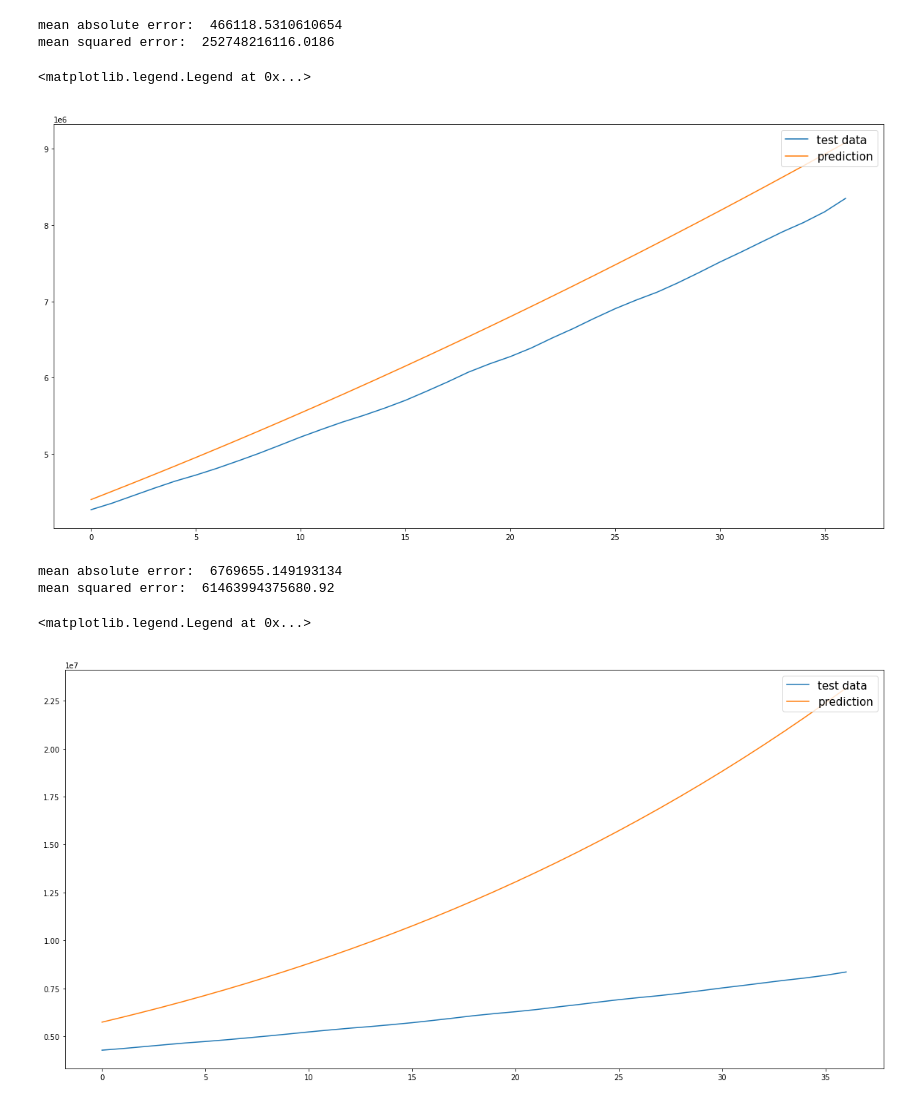
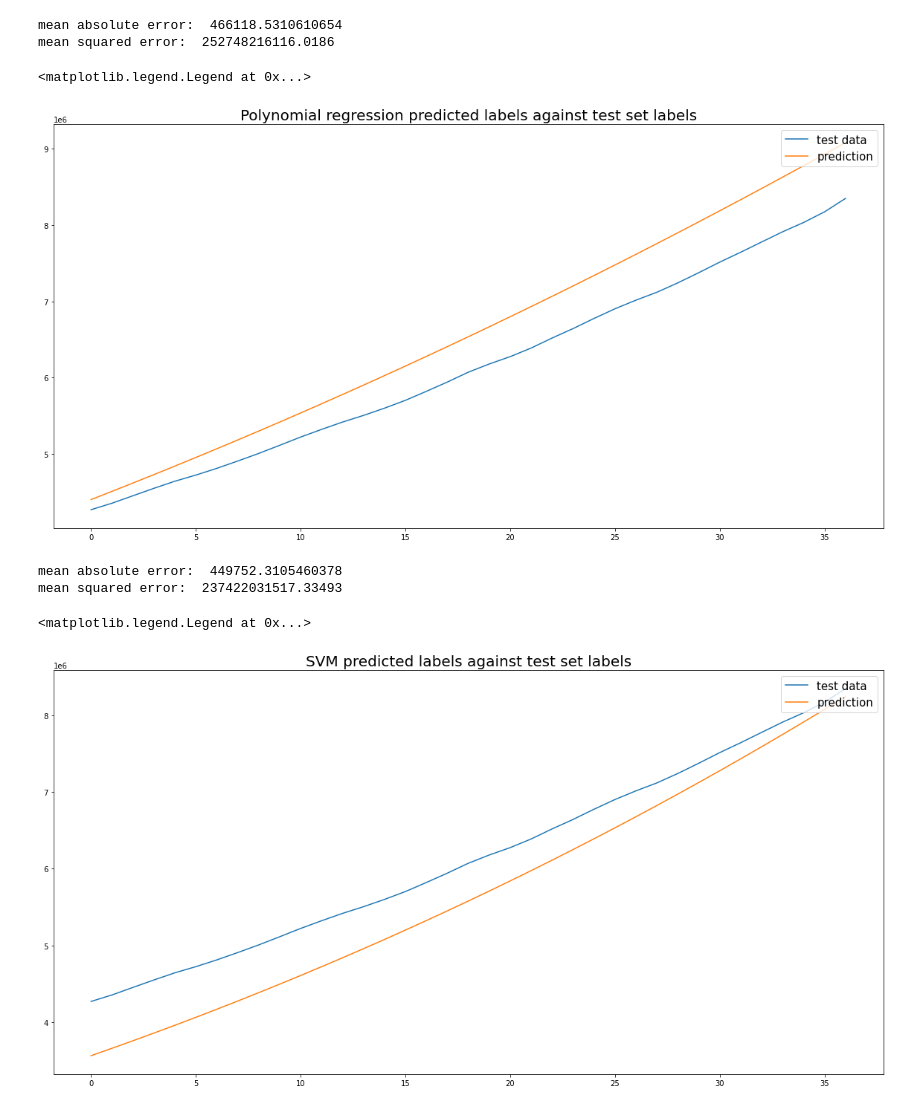
Before and after one commit to jakenemiroff/COVID-19_Prediction_Analysis, a Jupyter notebook: COVID-19_Prediction_Analysis.ipynb, the cells around one changed output. Saved outputs shown, nothing was run; the diff lists cells and outputs as text; code cells hidden in the pictures.

Commit message:
update graph titles

```diff
--- a/COVID-19_Prediction_Analysis.ipynb
+++ b/COVID-19_Prediction_Analysis.ipynb
@@ -268,18 +268,18 @@ mean squared error:  252748216116.0186
 # %%
 plt.figure(figsize=(20,10))
 
-plt.title('predicted labels against test set labels', c='w', fontsize=20)
+plt.title('Polynomial regression predicted labels against test set labels', fontsize=20)
 plt.plot(yTest_confirmed)
 plt.plot(y_test_pred)
 
 plt.legend(['test data', 'prediction'], loc='upper right', fontsize=15)
 # %% [output]
 <matplotlib.legend.Legend at 0x...>
-[figure, old version]
+[figure, new version]
 # %%
 # svm predictions
 
-svm_confirmed_cases = SVR(shrinking=True, kernel='poly', gamma=0.01, epsilon=1, degree=5, C=0.1)
+svm_confirmed_cases = SVR(shrinking=True, kernel='poly', gamma=0.01, epsilon=1, degree=3, C=0.1)
 svm_confirmed_cases.fit(xTrain_confirmed, np.ravel(yTrain_confirmed, order='C'))
 y_pred_svm = svm_confirmed_cases.predict(forecast)
 # %%
@@ -288,16 +288,16 @@ y_test_pred_svm = svm_confirmed_cases.predict(xTest_confirmed)
 print('mean absolute error: ', mean_absolute_error(y_test_pred_svm, yTest_confirmed))
 print('mean squared error: ', mean_squared_error(y_test_pred_svm, yTest_confirmed))
 # %% [output]
-mean absolute error:  6769655.149193134
-mean squared error:  61463994375680.92
+mean absolute error:  449752.3105460378
+mean squared error:  237422031517.33493
 # %%
 plt.figure(figsize=(20,10))
 
-plt.title('predicted labels against test set labels', c='w', fontsize=20)
+plt.title('SVM predicted labels against test set labels', fontsize=20)
 plt.plot(yTest_confirmed)
 plt.plot(y_test_pred_svm)
 
 plt.legend(['test data', 'prediction'], loc='upper right', fontsize=15)
 # %% [output]
 <matplotlib.legend.Legend at 0x...>
-[figure, old version]
+[figure, new version]
```
